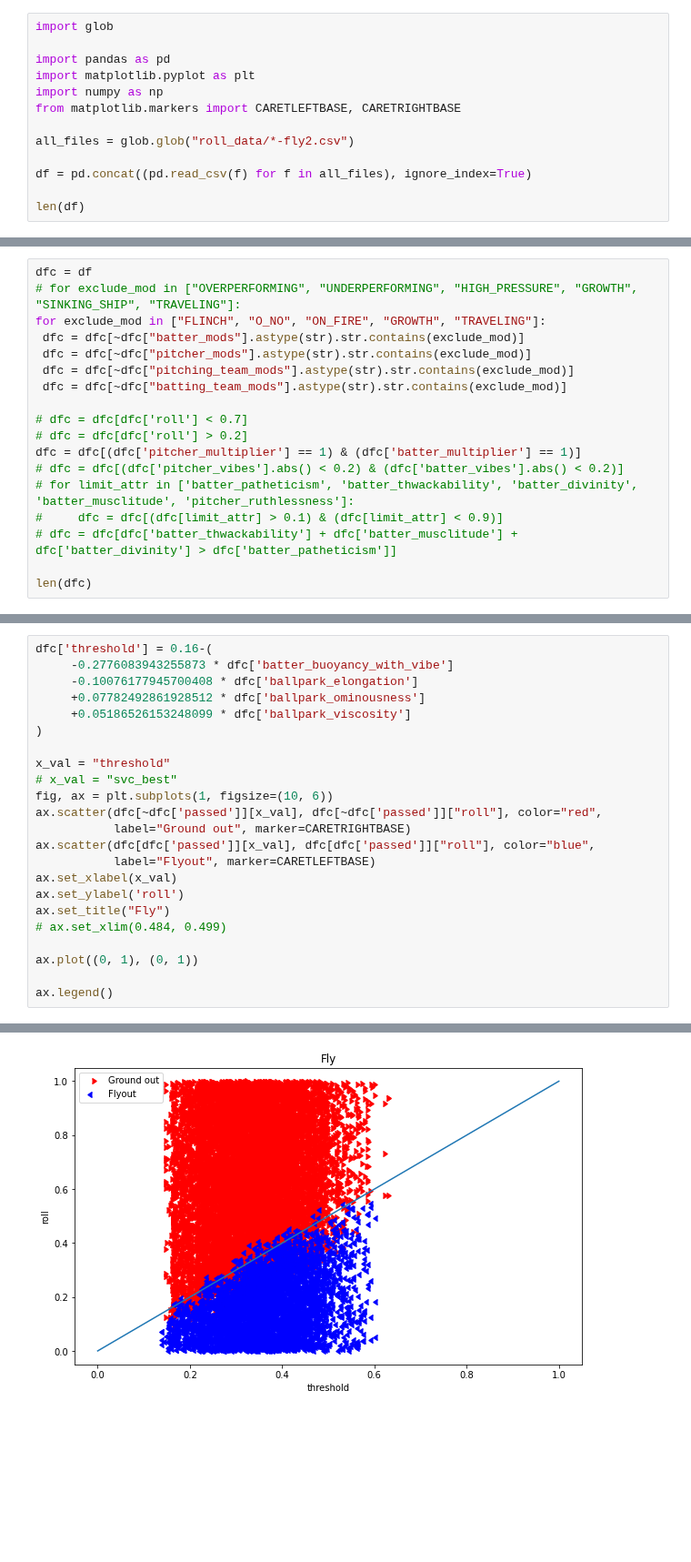
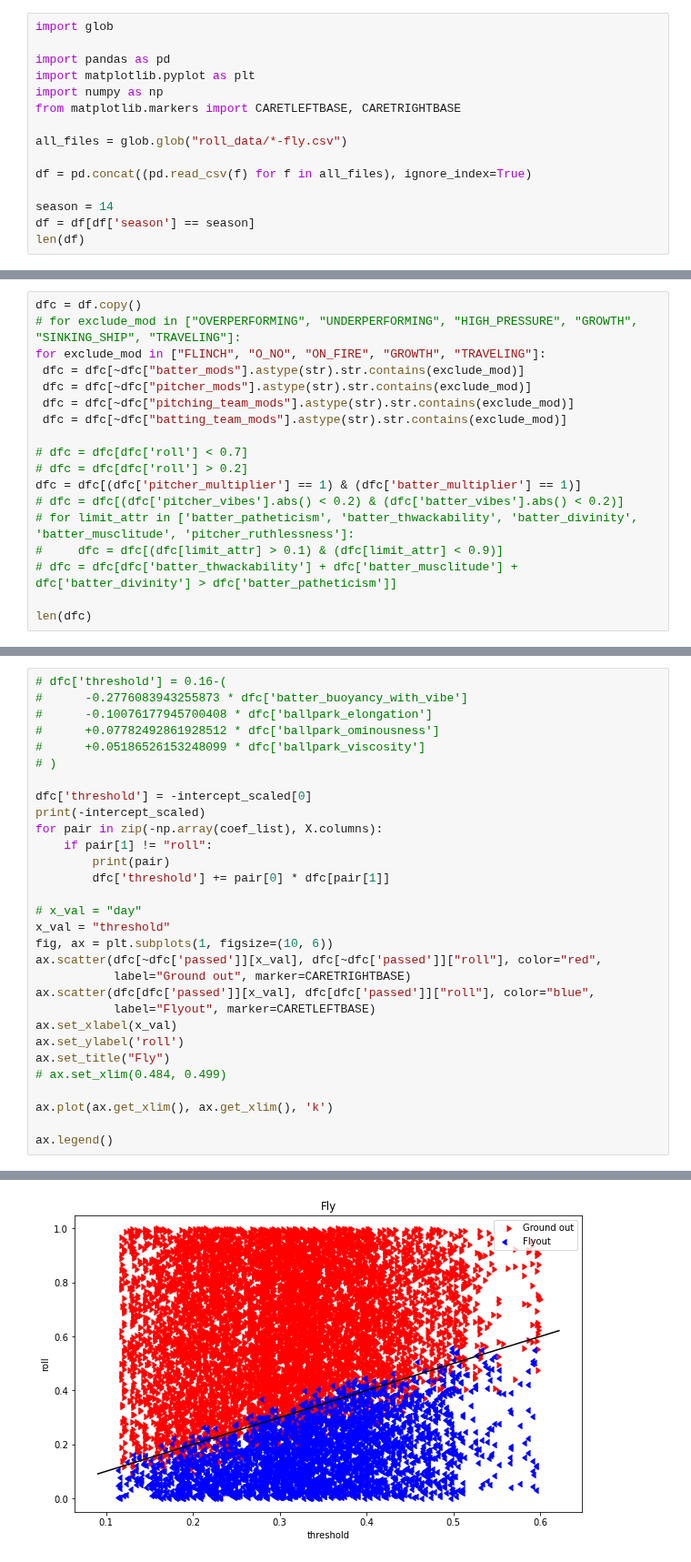
Before and after one commit to xSke/resim, a Jupyter notebook: find_roll_formula_fly.ipynb, the cells around one changed output, grey strips where cells are left out. Shown at 91% size. Drawn from its saved outputs; the diff is of its cells as text; blank space fills up the shorter version.

```diff
--- a/find_roll_formula_fly.ipynb
+++ b/find_roll_formula_fly.ipynb
@@ -6,9 +6,11 @@ import matplotlib.pyplot as plt
 import numpy as np
 from matplotlib.markers import CARETLEFTBASE, CARETRIGHTBASE
 
-all_files = glob.glob("roll_data/*-fly2.csv")
+all_files = glob.glob("roll_data/*-fly.csv")
 
 df = pd.concat((pd.read_csv(f) for f in all_files), ignore_index=True)
 
+season = 14
+df = df[df['season'] == season]
 len(df)
 # %% [output]
@@ -29,5 +32,5 @@ for attr in ['defense_avg_anticapitalism', 'defense_avg_chasiness', 'defense_avg
 # %%
-dfc = df
+dfc = df.copy()
 # for exclude_mod in ["OVERPERFORMING", "UNDERPERFORMING", "HIGH_PRESSURE", "GROWTH", "SINKING_SHIP", "TRAVELING"]:
 for exclude_mod in ["FLINCH", "O_NO", "ON_FIRE", "GROWTH", "TRAVELING"]:
  dfc = dfc[~dfc["batter_mods"].astype(str).str.contains(exclude_mod)]
@@ -49,13 +136,20 @@ len(dfc)
 # %%
-dfc['threshold'] = 0.16-(
-     -0.2776083943255873 * dfc['batter_buoyancy_with_vibe']
-     -0.10076177945700408 * dfc['ballpark_elongation']
-     +0.07782492861928512 * dfc['ballpark_ominousness']
-     +0.05186526153248099 * dfc['ballpark_viscosity']
-)
+# dfc['threshold'] = 0.16-(
+#      -0.2776083943255873 * dfc['batter_buoyancy_with_vibe']
+#      -0.10076177945700408 * dfc['ballpark_elongation']
+#      +0.07782492861928512 * dfc['ballpark_ominousness']
+#      +0.05186526153248099 * dfc['ballpark_viscosity']
+# )
 
+dfc['threshold'] = -intercept_scaled[0]
+print(-intercept_scaled)
+for pair in zip(-np.array(coef_list), X.columns):
+    if pair[1] != "roll":
+        print(pair)
+        dfc['threshold'] += pair[0] * dfc[pair[1]]
+
+# x_val = "day"
 x_val = "threshold"
-# x_val = "svc_best"
 fig, ax = plt.subplots(1, figsize=(10, 6))
 ax.scatter(dfc[~dfc['passed']][x_val], dfc[~dfc['passed']]["roll"], color="red",
            label="Ground out", marker=CARETRIGHTBASE)
@@ -66,7 +160,7 @@ ax.set_ylabel('roll')
 ax.set_title("Fly")
 # ax.set_xlim(0.484, 0.499)
 
-ax.plot((0, 1), (0, 1))
+ax.plot(ax.get_xlim(), ax.get_xlim(), 'k')
 
 ax.legend()
 # %% [output]
@@ -74,4 +174,4 @@ ax.legend()
-[figure, old version]
+[figure, new version]
 # %%
 dfc["offset"] = dfc["roll"] - dfc["threshold"]
 outliers = dfc[(dfc["passed"] & (dfc["offset"] >= 0)) | (~dfc["passed"] & (dfc["offset"] <= 0))]
```
Also changed, not shown: parts of 19 cells of this notebook, 1 other file.
